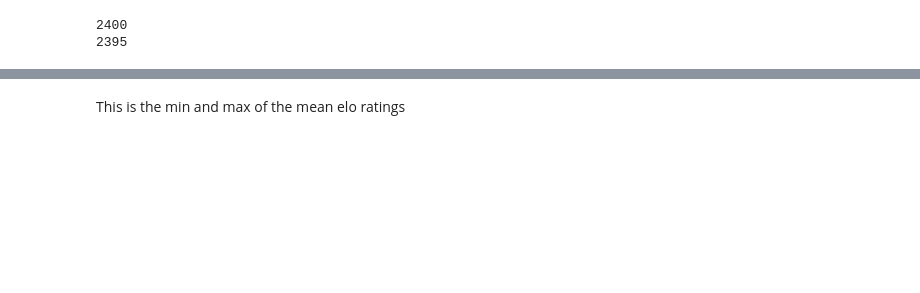
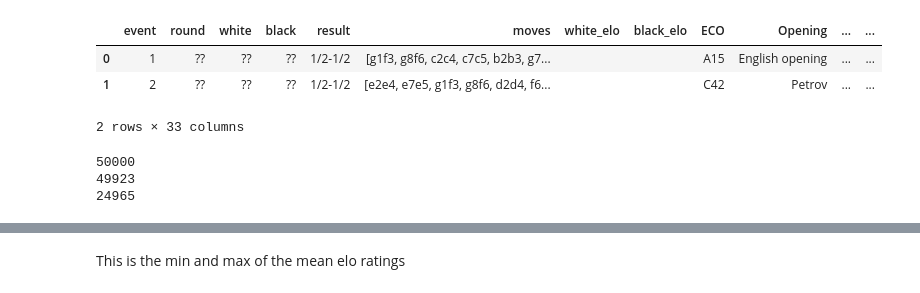
Before and after one commit to jonathan-wu1/Finding-Elo, a Jupyter notebook: cnn_model.ipynb, the cells around one changed output, grey strips where cells are left out. Cells and saved outputs as stored; diff of their text form; code cells hidden in the pictures; blank space fills up the shorter version.

Commit message:
data cleaning

```diff
--- a/cnn_model.ipynb
+++ b/cnn_model.ipynb
@@ -12,0 +55,27 @@ df = pd.read_json('data/feature_extracted.ndjson', lines=True)
+# %%
+# Specify the directory containing the NDJSON files
+folder_path = 'data/raw'
+
+# Initialize an empty list to store data from all files
+data_list = []
+
+# Loop through all files in the folder
+for file_name in os.listdir(folder_path):
+    if file_name.endswith('.ndjson'):
+        file_path = os.path.join(folder_path, file_name)
+
+        # Open and read the NDJSON file
+        with open(file_path, 'r') as f:
+            reader = ndjson.reader(f)
+            data_list.extend(reader)
+
+# Convert the list of dictionaries to a DataFrame
+df = pd.DataFrame(data_list)
+
+# Display the DataFrame
+df.head(2)
+# %% [output]
+|  | event | round | white | black | result | moves | white_elo | black_elo | ECO | Opening | ... | ... |
+| 0 | 1 | ?? | ?? | ?? | 1/2-1/2 | [g1f3, g8f6, c2c4, c7c5, b2b3, g7... |  |  | A15 | English opening | ... | ... |
+| 1 | 2 | ?? | ?? | ?? | 1/2-1/2 | [e2e4, e7e5, g1f3, g8f6, d2d4, f6... |  |  | C42 | Petrov | ... | ... |
+2 rows × 33 columns
@@ -16,9 +88,13 @@ print(len(df))
 df = df[df['white_cpl'].apply(lambda x: len(x) > 0)]
 df = df[df['black_cpl'].apply(lambda x: len(x) > 0)]
 print(len(df))
+df = df[df['white_elo'] != -999]
+df = df[df['black_elo'] != -999]
+print(len(df))
 # %% [output]
-2400
-2395
+50000
+49923
+24965
 # %%
 df["ECO"] = df["ECO"].astype('category')
 df["Opening"] = df["Opening"].astype('category')
```
Also changed, not shown: parts of 33 cells of this notebook, 5 other files.
